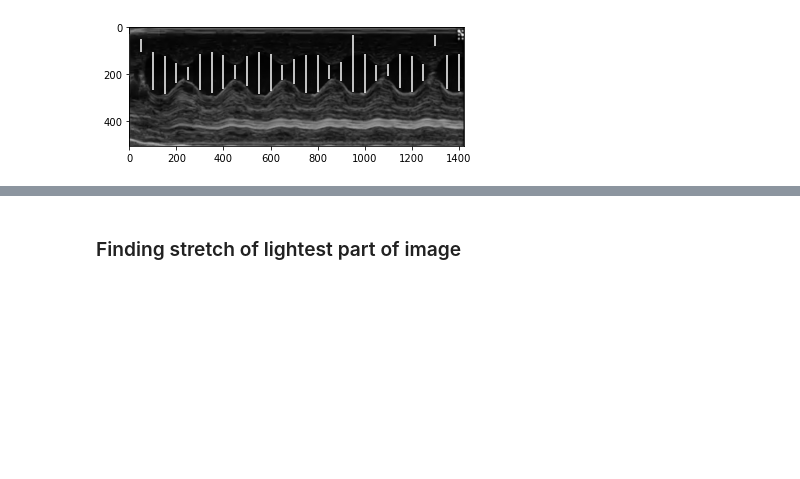
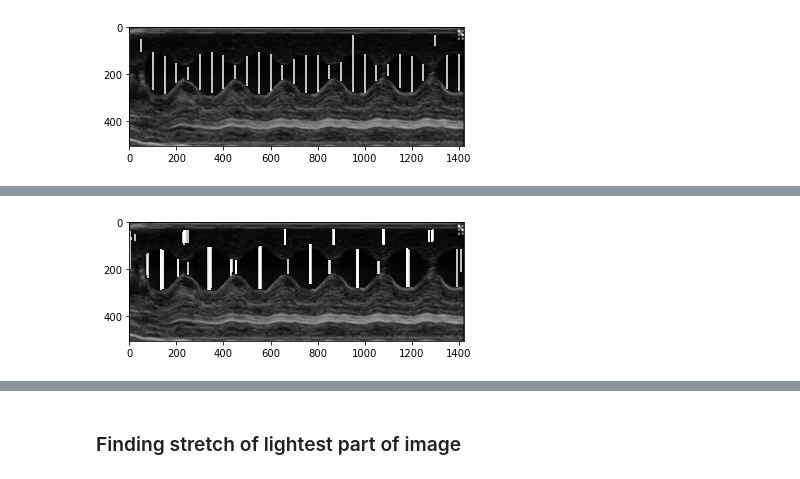
Before and after one commit to Onebu/HackMarato, a Jupyter notebook: cor_astrid.ipynb, the cells around one changed output, grey strips where cells are left out. Drawn from its saved outputs; the diff is of its cells as text; code cells hidden in the pictures; blank space fills up the shorter version.

Commit message:
Identifying diastole and systole

```diff
--- a/cor_astrid.ipynb
+++ b/cor_astrid.ipynb
@@ -241,0 +279,79 @@ for i in range(0,len(start_x),50):
+# %%
+## Smoothing output
+
+
+# Link: https://scipy-cookbook.readthedocs.io/items/SignalSmooth.html
+def smooth(x,window_len=11,window='hanning'):
+    """smooth the data using a window with requested size.
+
+    This method is based on the convolution of a scaled window with the signal.
+    The signal is prepared by introducing reflected copies of the signal
+    (with the window size) in both ends so that transient parts are minimized
+    in the begining and end part of the output signal.
+
+    input:
+        x: the input signal
+        window_len: the dimension of the smoothing window; should be an odd integer
+        window: the type of window from 'flat', 'hanning', 'hamming', 'bartlett', 'blackman'
+            flat window will produce a moving average smoothing.
+
+    output:
+        the smoothed signal
+
+    example:
+
+    t=linspace(-2,2,0.1)
+    x=sin(t)+randn(len(t))*0.1
+    y=smooth(x)
+
+    see also:
+
+    numpy.hanning, numpy.hamming, numpy.bartlett, numpy.blackman, numpy.convolve
+    scipy.signal.lfilter
+
+    TODO: the window parameter could be the window itself if an array instead of a string
+    NOTE: length(output) != length(input), to correct this: return y[(window_len/2-1):-(window_len/2)] instead of just y.
+    """
+
+    # if x.ndim != 1:
+    #     raise ValueError, "smooth only accepts 1 dimension arrays."
+
+    # if x.size < window_len:
+    #     raise ValueError, "Input vector needs to be bigger than window size."
+
+
+    # if window_len<3:
+    #     return x
+
+
+    # if not window in ['flat', 'hanning', 'hamming', 'bartlett', 'blackman']:
+    #     raise ValueError, "Window is on of 'flat', 'hanning', 'hamming', 'bartlett', 'blackman'"
+
+
+    s=np.r_[x[window_len-1:0:-1],x,x[-2:-window_len-1:-1]]
+    #print(len(s))
+    if window == 'flat': #moving average
+        w=np.ones(window_len,'d')
+    else:
+        w=eval('np.'+window+'(window_len)')
+
+    y=np.convolve(w/w.sum(),s,mode='valid')
+    return y[int((window_len-1)/2):-int((window_len-1)/2)]
+
+
+#Link: https://stackoverflow.com/questions/4624970/finding-local-maxima-minima-with-numpy-in-a-1d-numpy-array
+
+windows=['flat', 'hanning', 'hamming', 'bartlett', 'blackman']
+for w in windows:
+    LVID_smooth = smooth(LVID,155,w)
+    plt.imshow(img, cmap="gray")
+    for i in list(argrelextrema(LVID_smooth, np.greater)[0]):
+        plt.vlines(i, start_LVID_x[i], end_LVID_y[i], colors="white")
+    plt.savefig("diastole_{}.png".format(w))
+
+    plt.imshow(img, cmap="gray")
+    for i in list(argrelextrema(LVID_smooth, np.less)[0]):
+        plt.vlines(i, start_LVID_x[i], end_LVID_y[i], colors="white")
+    plt.savefig("systole_{}.png".format(w))
+# %% [output]
+[figure, added]
```
Also changed, not shown: parts of 7 cells of this notebook, 2 other files.
